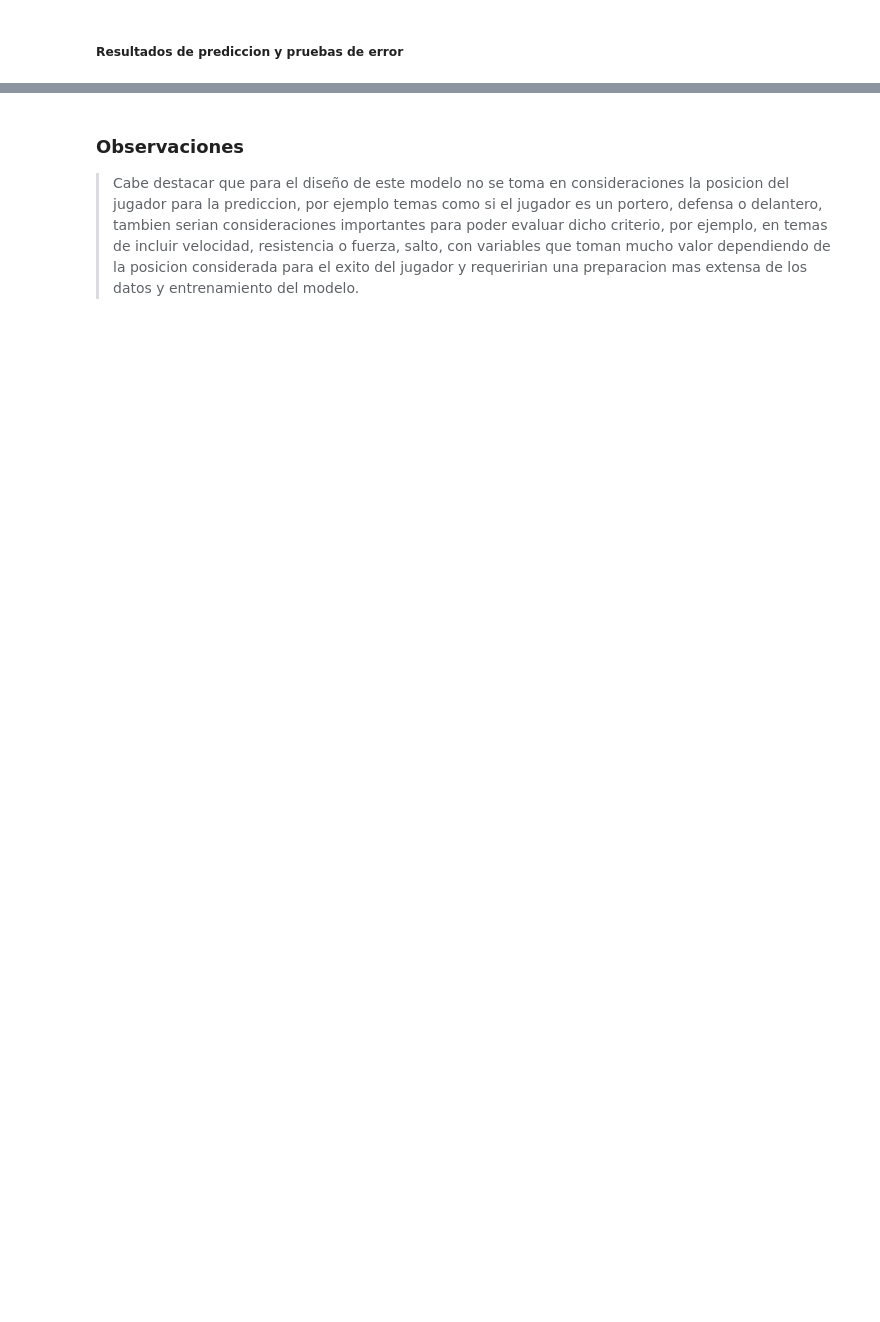
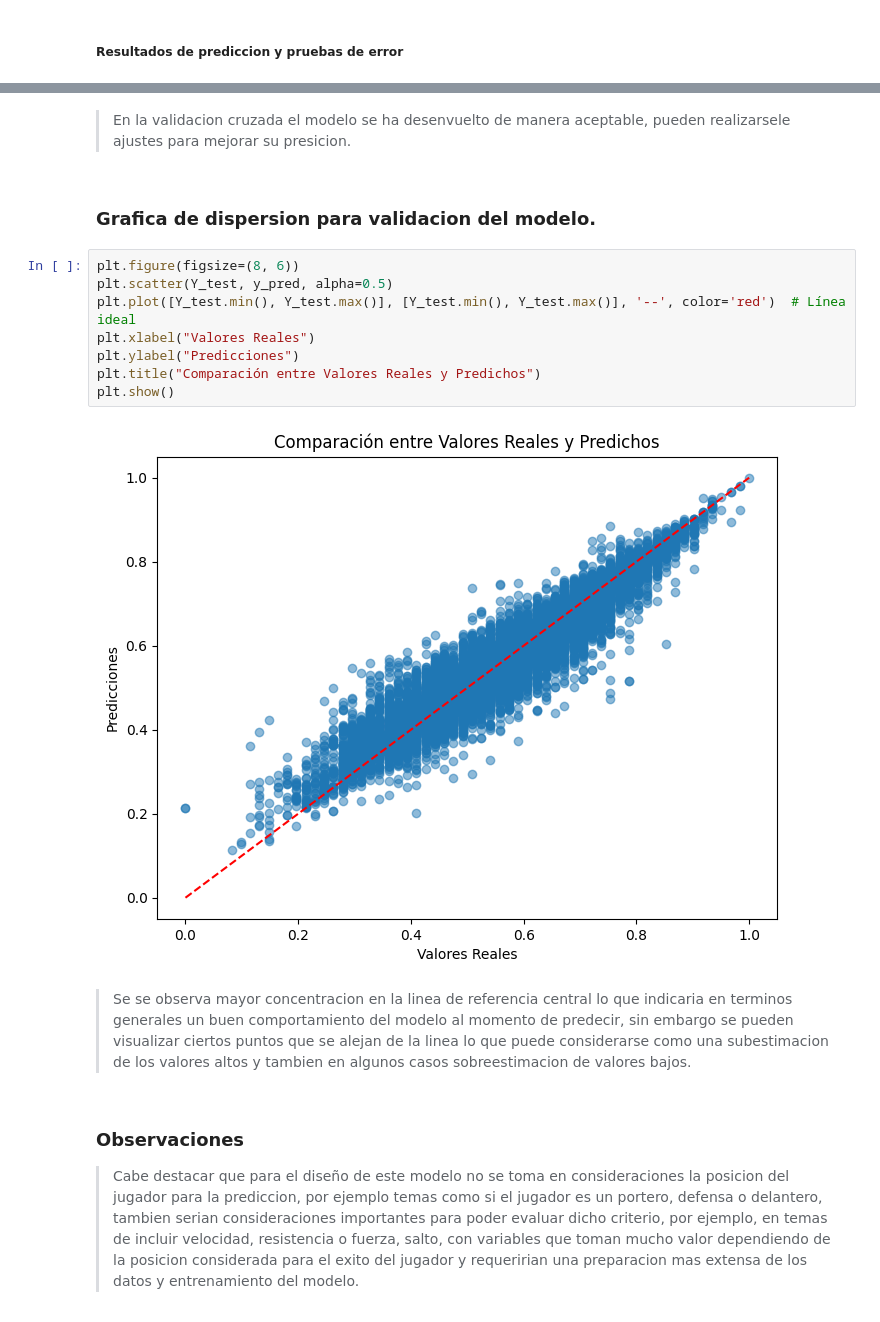
Before and after one commit to rammerbot/mi_casino_test, a Jupyter notebook: mi_casino_test.ipynb, the cells around one changed output, grey strips where cells are left out. Saved outputs shown, nothing was run; the diff lists cells and outputs as text; blank space fills up the shorter version.

Commit message:
feat: Evaluacion del modelo de prediccion

```diff
--- a/mi_casino_test.ipynb
+++ b/mi_casino_test.ipynb
@@ -1096,3 +1109,19 @@ RMSE: 0.0298
+# %% [markdown]
+> En la validacion cruzada el modelo se ha desenvuelto de manera aceptable, pueden realizarsele ajustes para mejorar su presicion.
+# %% [markdown]
+### Grafica de dispersion para validacion del modelo.
+# %%
+plt.figure(figsize=(8, 6))
+plt.scatter(Y_test, y_pred, alpha=0.5)
+plt.plot([Y_test.min(), Y_test.max()], [Y_test.min(), Y_test.max()], '--', color='red')  # Línea ideal
+plt.xlabel("Valores Reales")
+plt.ylabel("Predicciones")
+plt.title("Comparación entre Valores Reales y Predichos")
+plt.show()
+# %% [output]
+[figure, added]
+# %% [markdown]
+> Se se observa mayor concentracion en la linea de referencia central lo que indicaria en terminos generales un buen comportamiento del modelo al momento de predecir, sin embargo se pueden visualizar ciertos puntos que se alejan de la linea lo que puede considerarse como una subestimacion de los valores altos y tambien en algunos casos sobreestimacion de valores bajos.
 # %% [markdown]
 ### Observaciones
 
```
Also changed, not shown: parts of 8 cells of this notebook, 1 other file.
